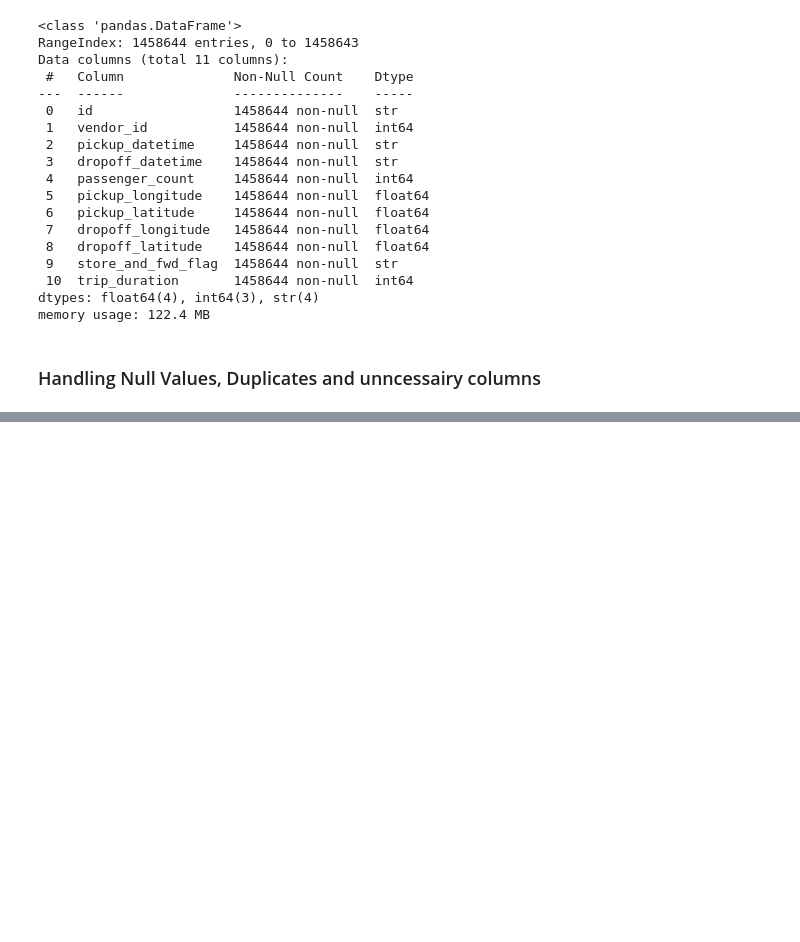
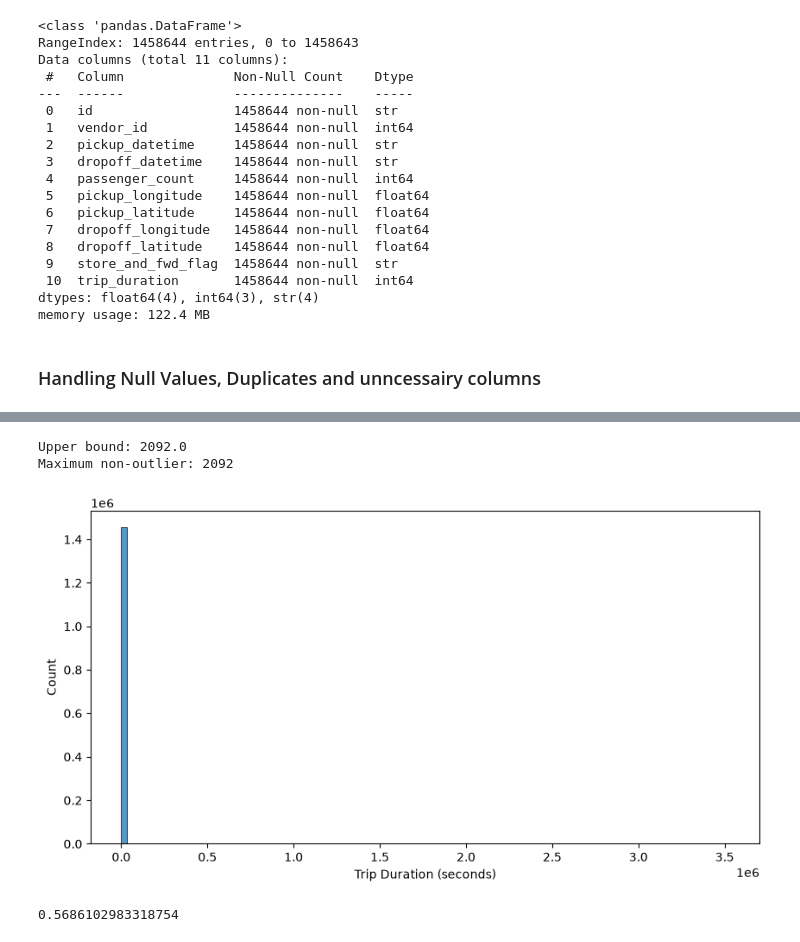
Before and after one commit to Ameddah-Mohamed/NYC-Taxi-Trip-Duration, a Jupyter notebook: main.ipynb, the cells around one changed output, grey strips where cells are left out. Saved outputs shown, nothing was run; the diff lists cells and outputs as text; code cells hidden in the pictures; blank space fills up the shorter version.

Commit message:
handling extreme target outliers

```diff
--- a/main.ipynb
+++ b/main.ipynb
@@ -85,3 +86,0 @@ dtype: int64
-# %%
-df.drop_duplicates(inplace=True)
-print(df.duplicated().sum())
@@ -89,0 +89,6 @@ print(df.duplicated().sum())
+# %%
+df["pickup_datetime"] = pd.to_datetime(df["pickup_datetime"])
+df["pickup_hour"] = df["pickup_datetime"].dt.hour
+df["pickup_dayofweek"] = df["pickup_datetime"].dt.dayofweek
+df["pickup_month"] = df["pickup_datetime"].dt.month
+df["is_weekend"] = df["pickup_dayofweek"] >= 5
@@ -89,0 +110,2 @@ print(df.duplicated().sum())
+# %%
+df = df.drop(columns=["pickup_datetime"])
@@ -89,0 +160,31 @@ print(df.duplicated().sum())
+# %%
+Q1 = df["trip_duration"].quantile(0.25)
+Q3 = df["trip_duration"].quantile(0.75)
+
+IQR = Q3 - Q1
+
+upper_bound = Q3 + 1.5 * IQR
+
+max_non_outlier = df.loc[
+    df["trip_duration"] <= upper_bound,
+    "trip_duration"
+].max()
+
+print("Upper bound:", upper_bound)
+print("Maximum non-outlier:", max_non_outlier)
+# %% [output]
+Upper bound: 2092.0
+Maximum non-outlier: 2092
+# %%
+plt.figure(figsize=(10, 5))
+sns.histplot(df["trip_duration"], bins=100)
+plt.xlabel("Trip Duration (seconds)")
+plt.show()
+# %% [output]
+[figure, added]
+# %%
+print(
+    len(df[df["trip_duration"] > 4000]) / len(df) * 100
+)
+# %% [output]
+0.5686102983318754
```
Also changed, not shown: parts of 10 cells of this notebook.
